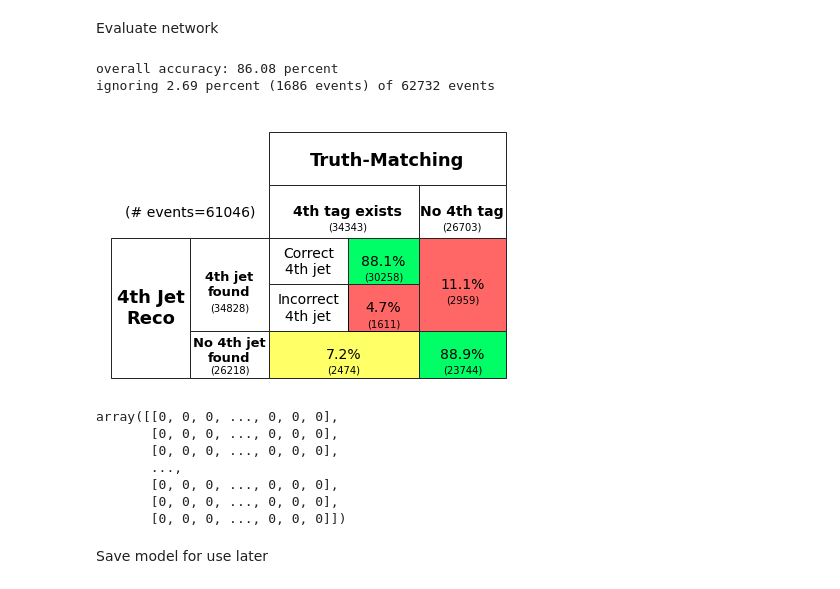
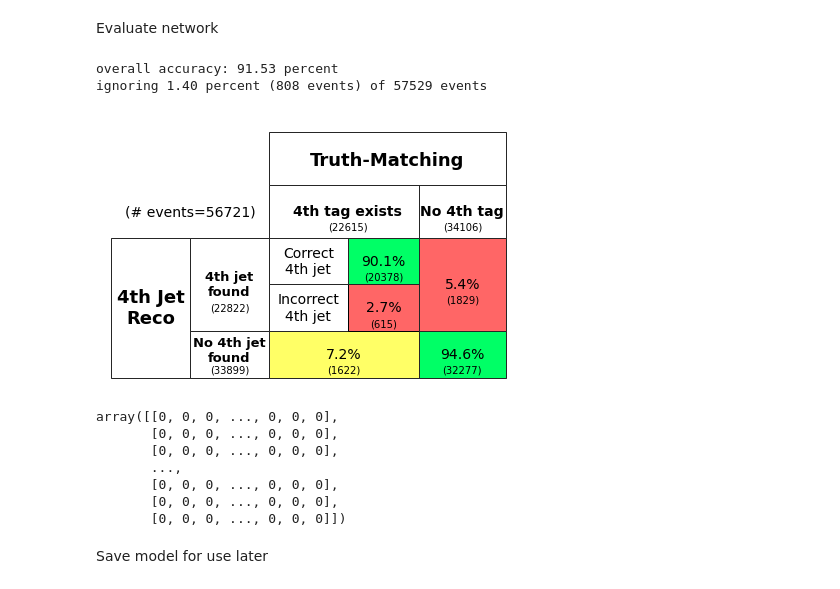
Before and after one commit to callum-mccracken/bbb, a Jupyter notebook: best_network_july23.ipynb, the cells around one changed output. Saved outputs shown, nothing was run; the diff lists cells and outputs as text; code cells hidden in the pictures.

```diff
--- a/best_network_july23.ipynb
+++ b/best_network_july23.ipynb
@@ -9,7 +9,7 @@ Create and train network
 import os
 import sys
 os.environ["CUDA_DEVICE_ORDER"]="PCI_BUS_ID"   # see issue #152
-os.environ["CUDA_VISIBLE_DEVICES"]="6"
+os.environ["CUDA_VISIBLE_DEVICES"]="4"
 from keras.models import Sequential
 from keras.optimizers import Adam
 from keras.layers import Dense, Conv2D, Flatten, Dropout
@@ -21,14 +21,14 @@ import tools
 with open("/home/cmccracken/start_tf/bbb/filepath.txt", 'r') as f:
     filename = f.read()
 
-s_table = tools.open_file(filename, sort_by="tag")
+s_table = tools.open_file(filename, sort_by="tag", pt_cut=40, eta_cut=2.5)
 
 # filter for events with 3 b tags
 nt3 = s_table.nbtags==3
 events = s_table[nt3]
 print(len(events))
 
-cutoff = 18  # use max number of jets in an event
+cutoff = 10  # not many events have >10 jets
 # "pad" = ensure all events have same length, cut off ends if needed
 events = tools.pad(events, cutoff)
 
@@ -58,11 +92,11 @@ Epoch 800/800
 # %% [markdown]
 Evaluate network
 # %%
-nn.evaluate(savename="best_with_all_jets_nofilter")
+nn.evaluate(savename="with_cuts")
 # %% [output]
-overall accuracy: 86.08 percent
-ignoring 2.69 percent (1686 events) of 62732 events
+overall accuracy: 91.53 percent
+ignoring 1.40 percent (808 events) of 57529 events
-[figure, old version]
+[figure, new version]
 array([[0, 0, 0, ..., 0, 0, 0],
        [0, 0, 0, ..., 0, 0, 0],
        [0, 0, 0, ..., 0, 0, 0],
```
Also changed, not shown: parts of 3 cells of this notebook, 3 other files.
